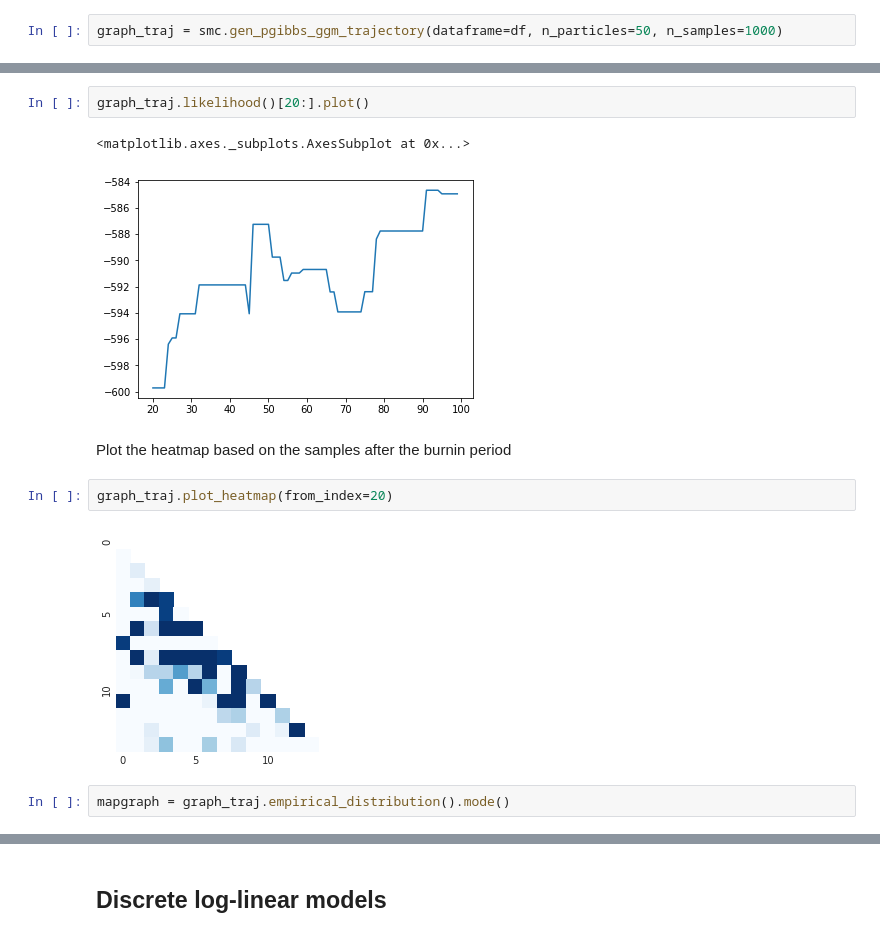
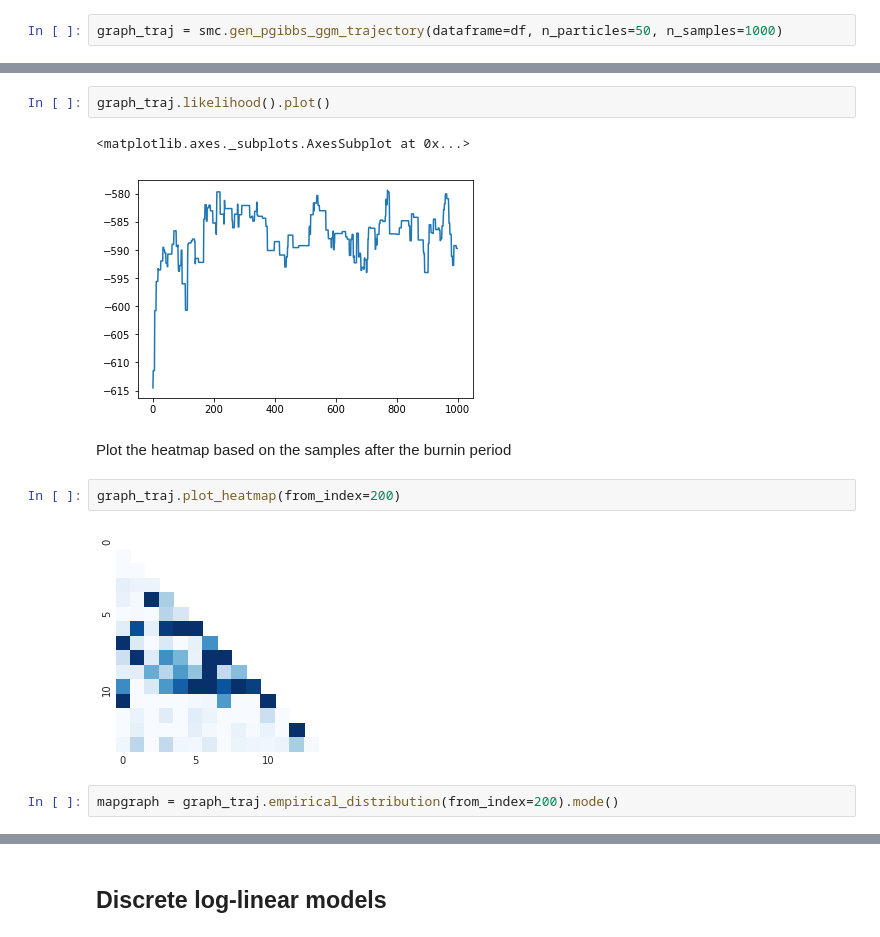
Before and after one commit to felixleopoldo/trilearn, a Jupyter notebook: example.ipynb, the cells around one changed output, grey strips where cells are left out. Saved outputs shown, nothing was run; the diff lists cells and outputs as text.

```diff
--- a/example.ipynb
+++ b/example.ipynb
@@ -48,16 +55,16 @@ graph_traj.autocorrelation_size().plot()
 # %%
-graph_traj.likelihood()[20:].plot()
+graph_traj.likelihood().plot()
 # %% [output]
 <matplotlib.axes._subplots.AxesSubplot at 0x...>
-[figure, old version]
+[figure, new version]
 # %% [markdown]
 Plot the heatmap based on the samples after the burnin period
 # %%
-graph_traj.plot_heatmap(from_index=20)
+graph_traj.plot_heatmap(from_index=200)
 # %% [output]
-[figure, old version]
+[figure, new version]
 # %%
-mapgraph = graph_traj.empirical_distribution().mode()
+mapgraph = graph_traj.empirical_distribution(from_index=200).mode()
 # %%
 mapgraph.edges
 # %% [output]
```
Also changed, not shown: parts of 19 cells of this notebook.
